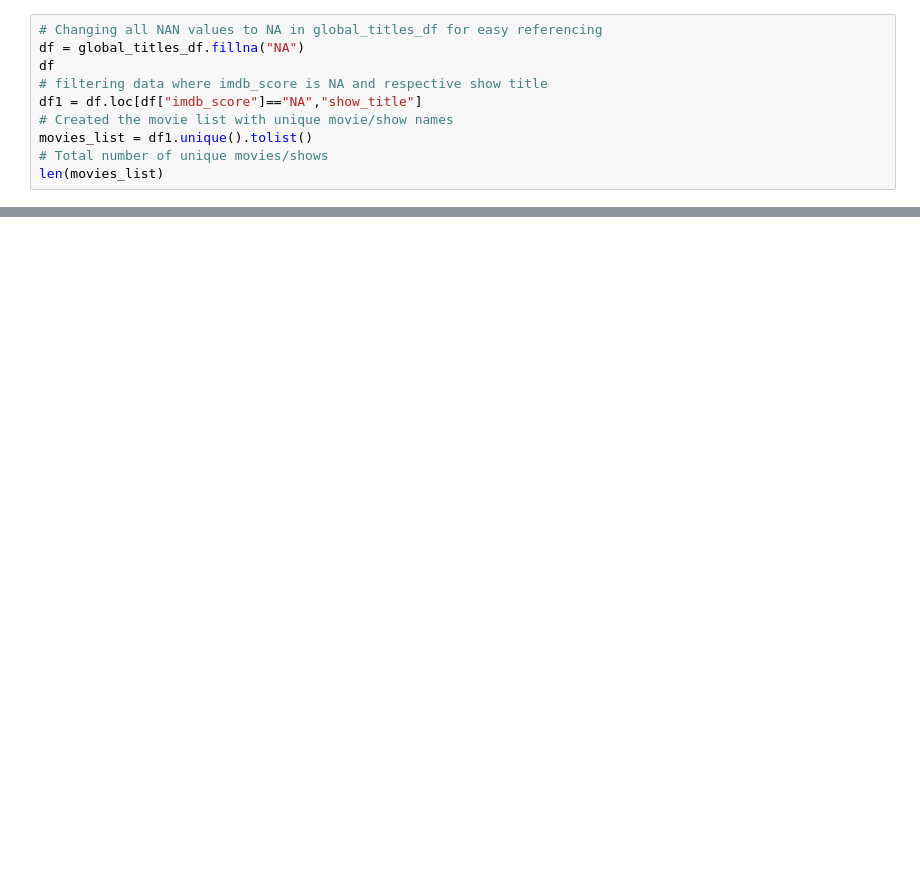
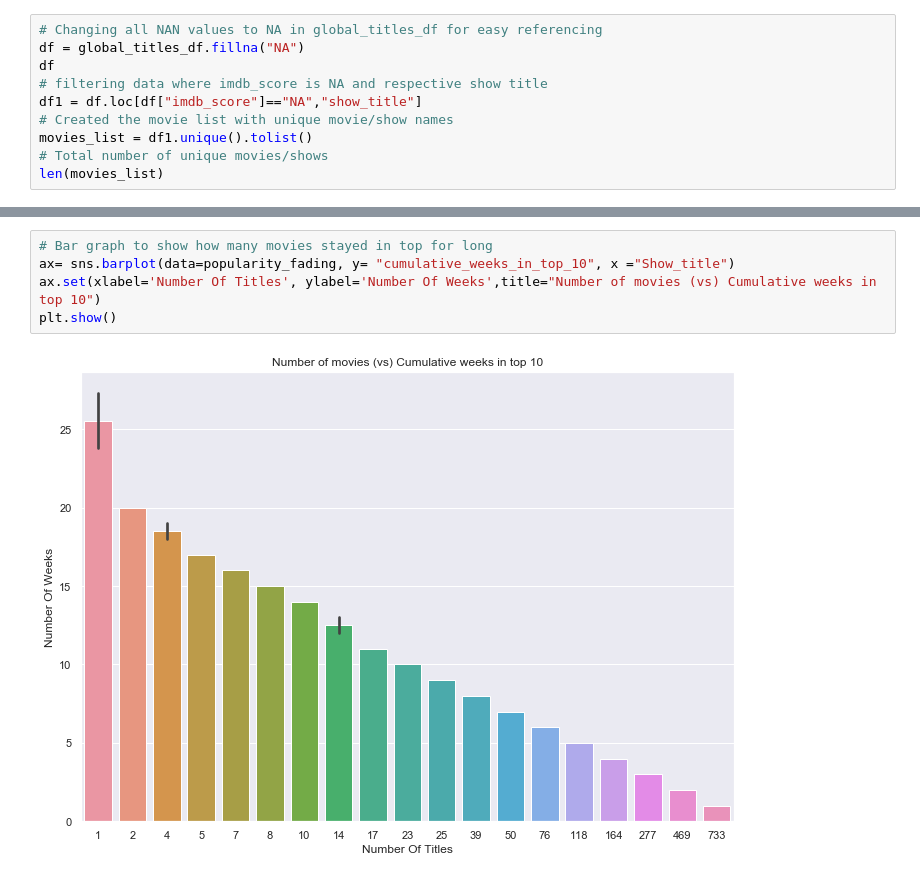
Before and after one commit to EdithLotterman/Project-1-Team-8, a Jupyter notebook: netflix_project.ipynb, the cells around one changed output, grey strips where cells are left out. Saved outputs shown, nothing was run; the diff lists cells and outputs as text; blank space fills up the shorter version.

```diff
--- a/netflix_project.ipynb
+++ b/netflix_project.ipynb
@@ -158,0 +351,7 @@ Text(0, 0.5, 'Cumulative Weeks In Top 10')
+# %%
+# Bar graph to show how many movies stayed in top for long
+ax= sns.barplot(data=popularity_fading, y= "cumulative_weeks_in_top_10", x ="Show_title")
+ax.set(xlabel='Number Of Titles', ylabel='Number Of Weeks',title="Number of movies (vs) Cumulative weeks in top 10")
+plt.show()
+# %% [output]
+[figure, added]
```
Also changed, not shown: parts of 26 cells of this notebook, 3 other files.
